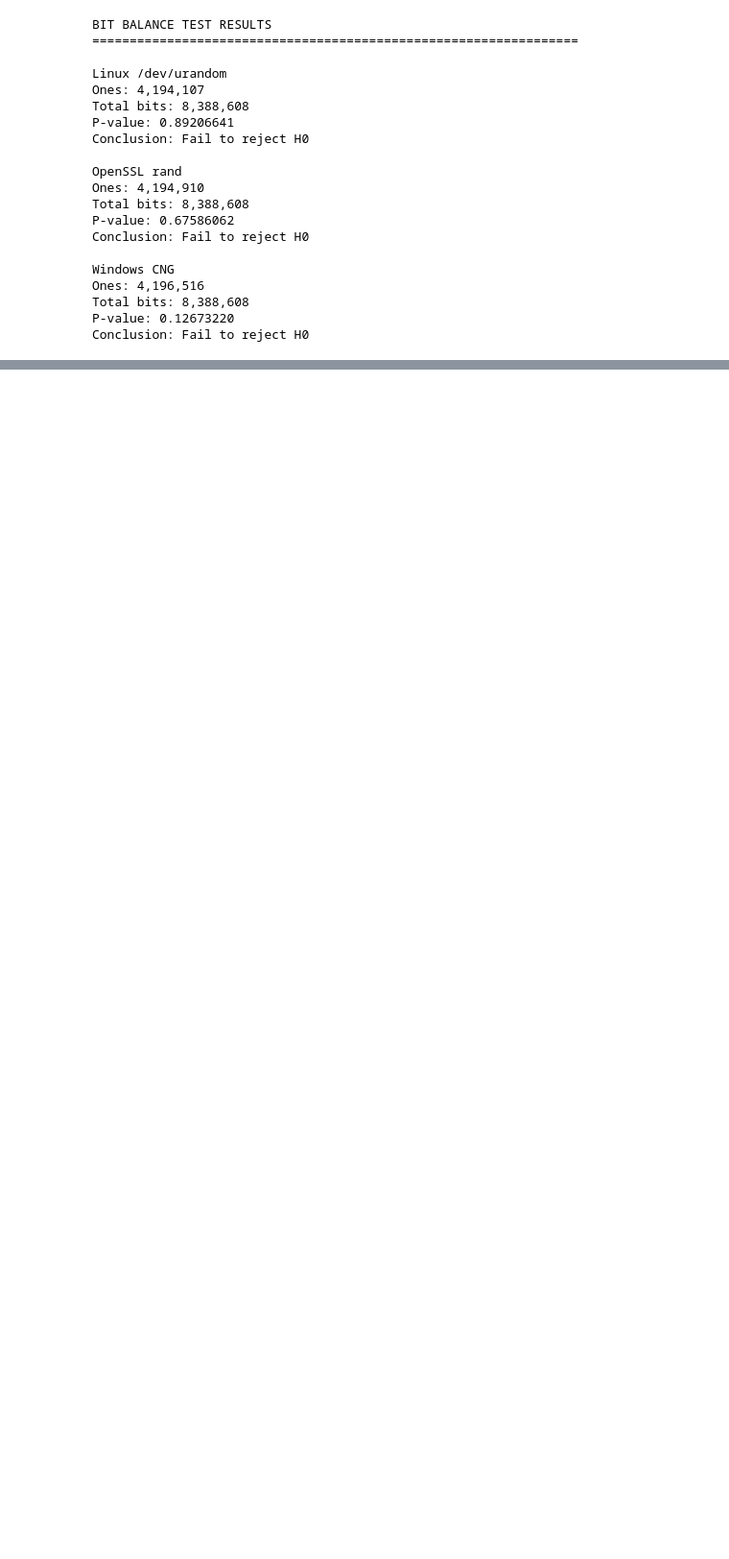
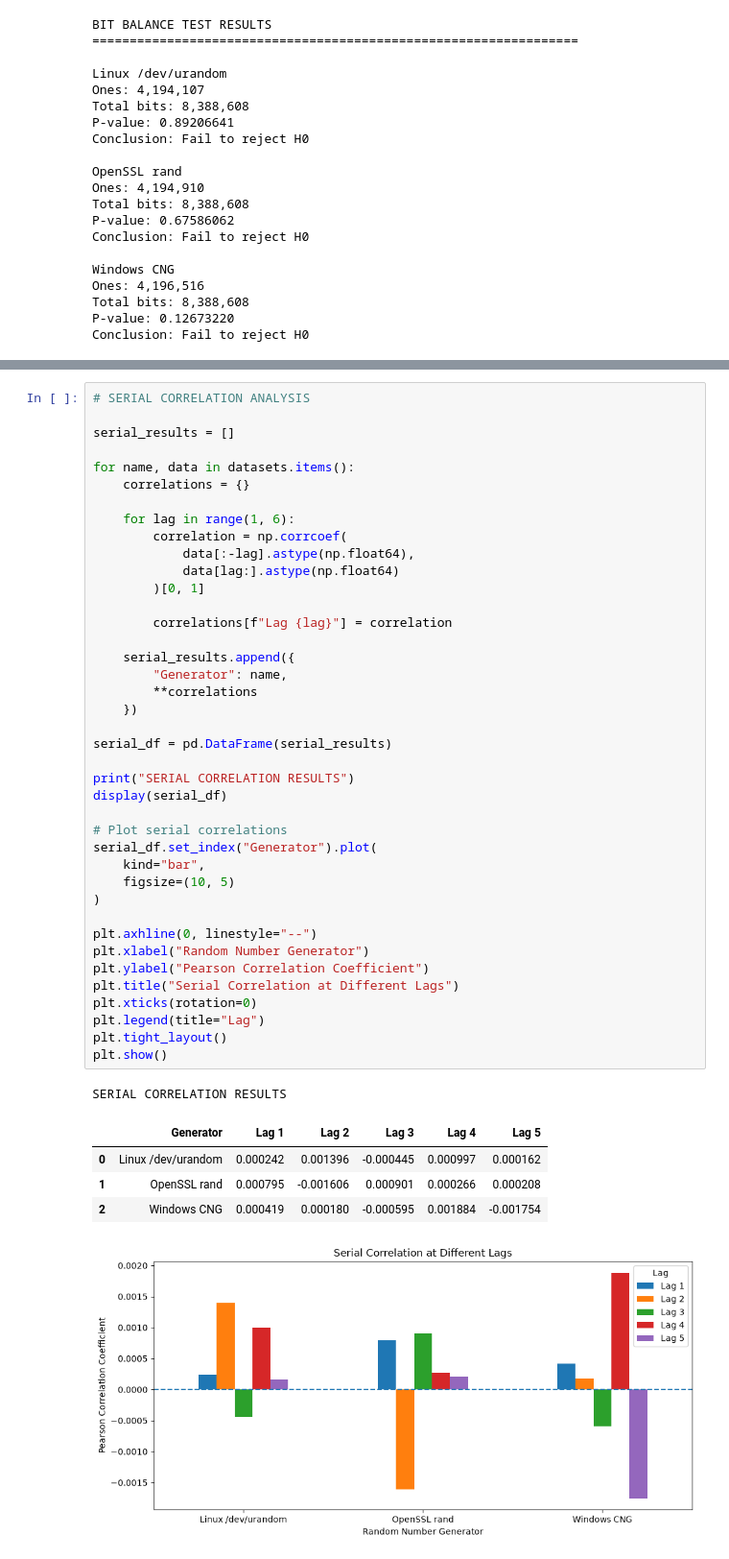
Before and after one commit to Tanmay083/CryptoLabX_Group06, a Jupyter notebook: attacks/random_number_generation/Random_Number_Generation_Analysis.ipynb, the cells around one changed output, grey strips where cells are left out. Shown at 96% size. Cells and saved outputs as stored; diff of their text form; blank space fills up the shorter version.

Commit message:
feat(rng): complete OS random number generator analysis

```diff
--- a/attacks/random_number_generation/Random_Number_Generation_Analysis.ipynb
+++ b/attacks/random_number_generation/Random_Number_Generation_Analysis.ipynb
@@ -292,0 +303,47 @@ display(pattern_df)
+# %%
+# SERIAL CORRELATION ANALYSIS
+
+serial_results = []
+
+for name, data in datasets.items():
+    correlations = {}
+
+    for lag in range(1, 6):
+        correlation = np.corrcoef(
+            data[:-lag].astype(np.float64),
+            data[lag:].astype(np.float64)
+        )[0, 1]
+
+        correlations[f"Lag {lag}"] = correlation
+
+    serial_results.append({
+        "Generator": name,
+        **correlations
+    })
+
+serial_df = pd.DataFrame(serial_results)
+
+print("SERIAL CORRELATION RESULTS")
+display(serial_df)
+
+# Plot serial correlations
+serial_df.set_index("Generator").plot(
+    kind="bar",
+    figsize=(10, 5)
+)
+
+plt.axhline(0, linestyle="--")
+plt.xlabel("Random Number Generator")
+plt.ylabel("Pearson Correlation Coefficient")
+plt.title("Serial Correlation at Different Lags")
+plt.xticks(rotation=0)
+plt.legend(title="Lag")
+plt.tight_layout()
+plt.show()
+# %% [output]
+SERIAL CORRELATION RESULTS
+|  | Generator | Lag 1 | Lag 2 | Lag 3 | Lag 4 | Lag 5 |
+| 0 | Linux /dev/urandom | 0.000242 | 0.001396 | -0.000445 | 0.000997 | 0.000162 |
+| 1 | OpenSSL rand | 0.000795 | -0.001606 | 0.000901 | 0.000266 | 0.000208 |
+| 2 | Windows CNG | 0.000419 | 0.000180 | -0.000595 | 0.001884 | -0.001754 |
+[figure, added]
```
Also changed, not shown: parts of 3 cells of this notebook.
